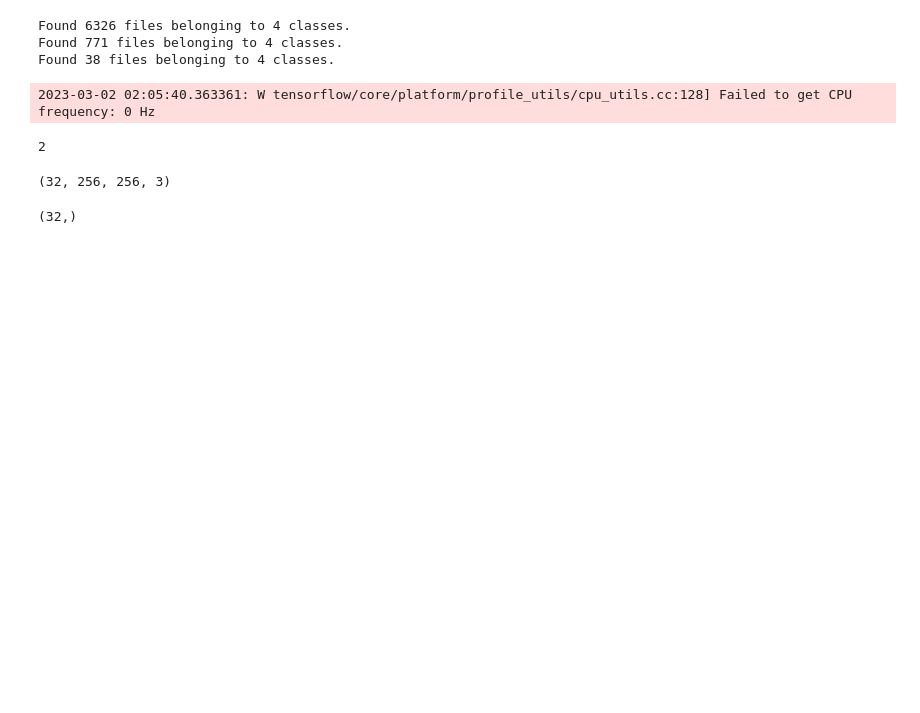
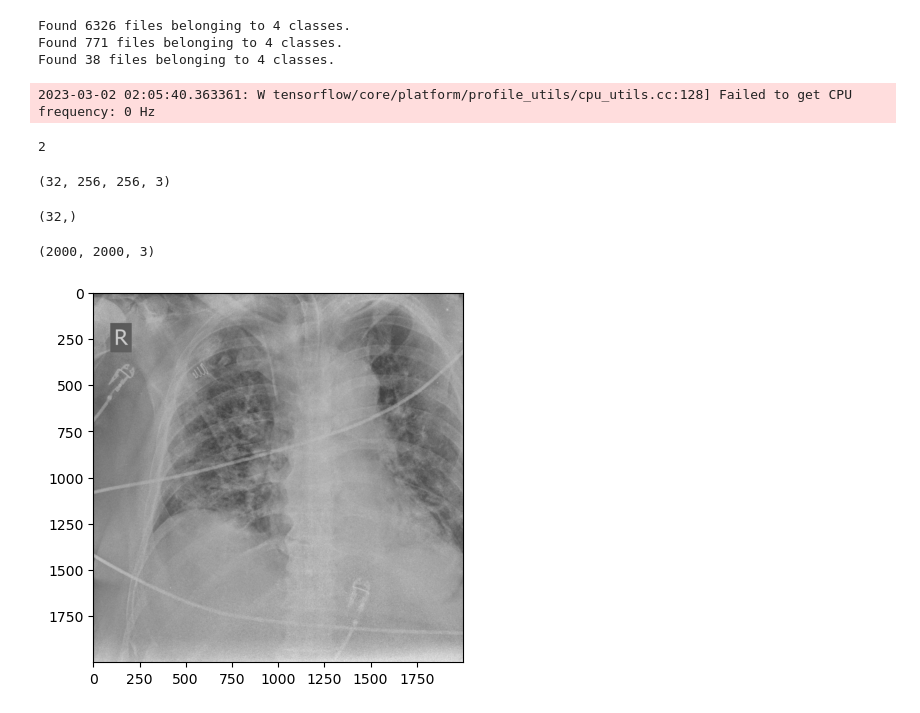
Before and after one commit to rohan-singh987/chestXRay, a Jupyter notebook: chestXray.ipynb, the cells around one changed output. Drawn from its saved outputs; the diff is of its cells as text; code cells hidden in the pictures; blank space fills up the shorter version.

```diff
--- a/chestXray.ipynb
+++ b/chestXray.ipynb
@@ -33,0 +37,11 @@ batch[1].shape
+# %%
+def sample_image(sample_image_path):
+    img = load_img(sample_image_path)
+    print((img_to_array(img)).shape)
+    plt.imshow(img)
+    plt.show()
+sample_image_path = "./data/train/COVID19/COVID19(0).jpg"
+sample_image(sample_image_path)
+# %% [output]
+(2000, 2000, 3)
+[figure, added]
```
Also changed, not shown: parts of 2 cells of this notebook.
